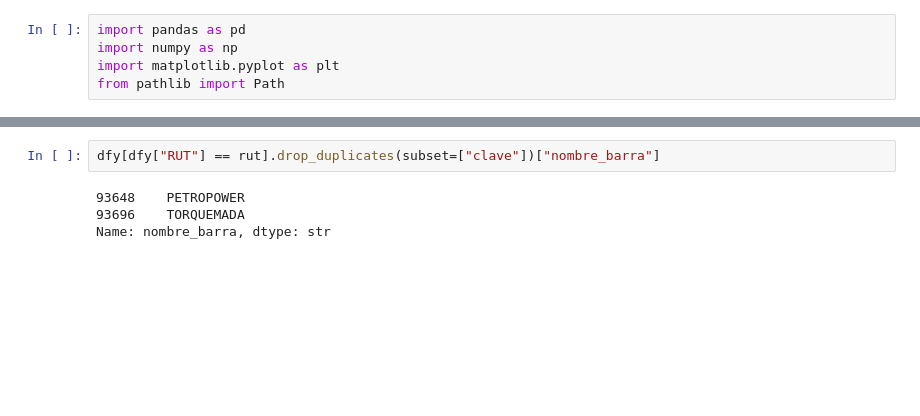
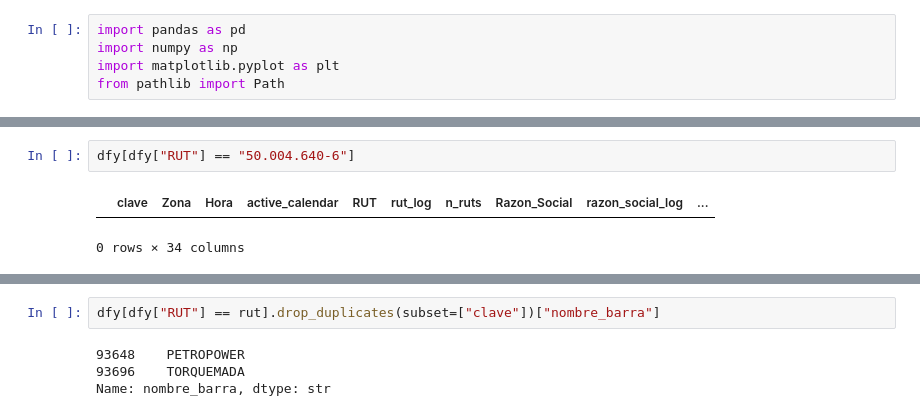
Before and after one commit to JRichi-99/ProyectoAnalisisElectrico, a Jupyter notebook: notebook/DataInsight/CheckCase/CheckRutCase.ipynb, the cells around one changed output, grey strips where cells are left out. Cells and saved outputs as stored; diff of their text form; blank space fills up the shorter version.

```diff
--- a/notebook/DataInsight/CheckCase/CheckRutCase.ipynb
+++ b/notebook/DataInsight/CheckCase/CheckRutCase.ipynb
@@ -20,0 +51,5 @@ dfs = [dfy,dfo,dfi,dfv,dfp]
+# %%
+dfy[dfy["RUT"] == "50.004.640-6"]
+# %% [output]
+|  | clave | Zona | Hora | active_calendar | RUT | rut_log | n_ruts | Razon_Social | razon_social_log | ... |
+0 rows × 34 columns
```
Also changed, not shown: parts of 12 cells of this notebook, 24 other files.
